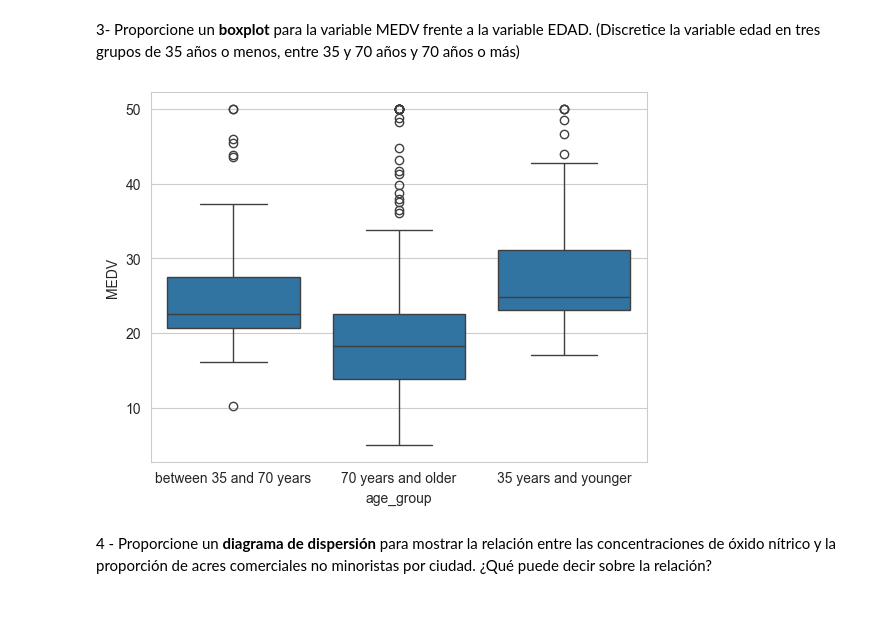
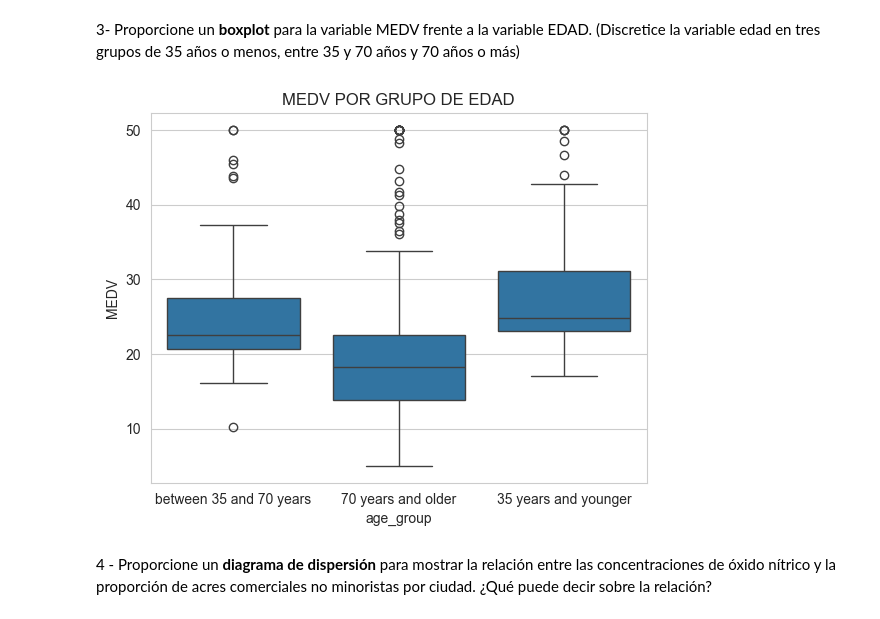
Before and after one commit to gdagatti/Tarea_Modulo7_GermanDagatti, a Jupyter notebook: TP_DAGATTI.ipynb, the cells around one changed output. Drawn from its saved outputs; the diff is of its cells as text; code cells hidden in the pictures.

```diff
--- a/TP_DAGATTI.ipynb
+++ b/TP_DAGATTI.ipynb
@@ -120,7 +123,10 @@ thirtyfive_seventeen = boston_df[boston_df['AGE'] == 'between 35 and 70 years'][
 seventeen_older = boston_df[boston_df['AGE'] == '70 years and older']['MEDV']
 # %%
 ax=sns.boxplot( x="age_group", y="MEDV",data=boston_df)
+plt.title('MEDV POR GRUPO DE EDAD')
+plt.ylabel('MEDV')
+plt.show()
 # %% [output]
-[figure, old version]
+[figure, new version]
 # %% [markdown]
 4 - Proporcione un **diagrama de dispersión** para mostrar la relación entre las concentraciones de óxido nítrico y la proporción de acres comerciales no minoristas por ciudad. ¿Qué puede decir sobre la relación?
```
Also changed, not shown: parts of 12 cells of this notebook.
